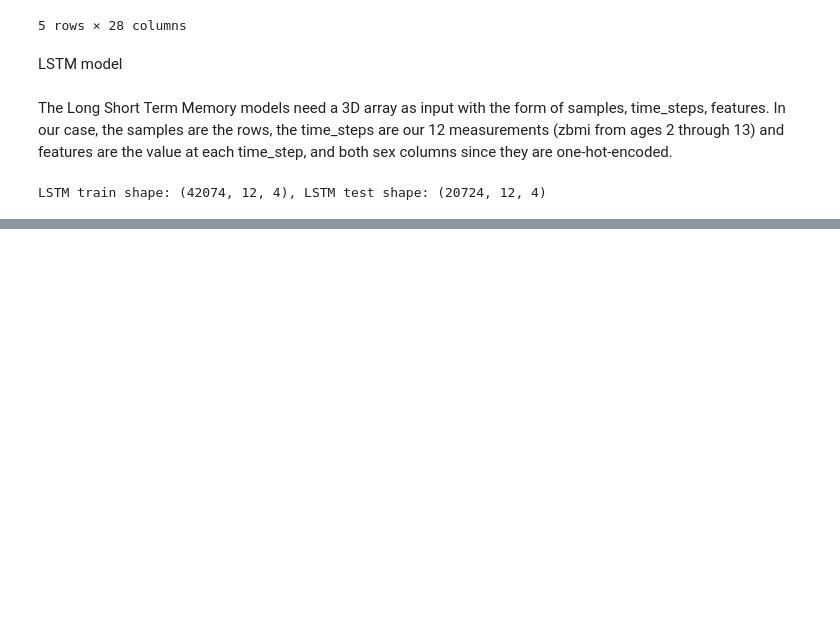
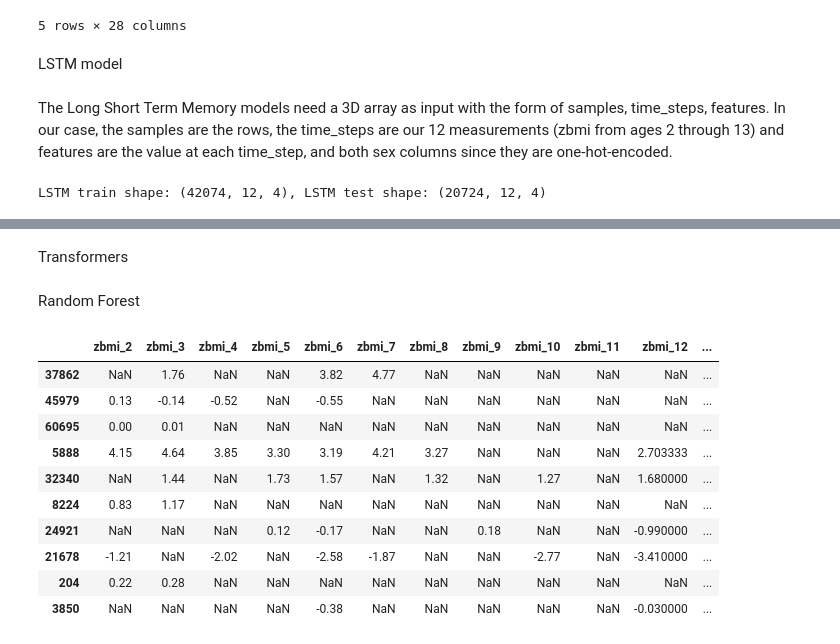
Before and after one commit to Marc-CC/Teen-Obesity-predictor-App, a Jupyter notebook: ML_models_tfm.ipynb, the cells around one changed output, grey strips where cells are left out. Cells and saved outputs as stored; diff of their text form; code cells hidden in the pictures; blank space fills up the shorter version.

```diff
--- a/ML_models_tfm.ipynb
+++ b/ML_models_tfm.ipynb
@@ -443,0 +560,23 @@ plt.show()
+# %% [markdown]
+Transformers
+# %% [markdown]
+Random Forest
+# %%
+# Optimize dataset for RF model
+cols_for_RF = [*["zbmi_" + str(i) for i in range(2, 14, 1)], "sex_Female", "sex_Male", "stratify"]
+RF_xtrain = xtrain[cols_for_RF].copy()
+RF_xtest = xtest[cols_for_RF].copy()
+# %%
+RF_xtest.head(10)
+# %% [output]
+|  | zbmi_2 | zbmi_3 | zbmi_4 | zbmi_5 | zbmi_6 | zbmi_7 | zbmi_8 | zbmi_9 | zbmi_10 | zbmi_11 | zbmi_12 | ... |
+| 37862 | NaN | 1.76 | NaN | NaN | 3.82 | 4.77 | NaN | NaN | NaN | NaN | NaN | ... |
+| 45979 | 0.13 | -0.14 | -0.52 | NaN | -0.55 | NaN | NaN | NaN | NaN | NaN | NaN | ... |
+| 60695 | 0.00 | 0.01 | NaN | NaN | NaN | NaN | NaN | NaN | NaN | NaN | NaN | ... |
+| 5888 | 4.15 | 4.64 | 3.85 | 3.30 | 3.19 | 4.21 | 3.27 | NaN | NaN | NaN | 2.703333 | ... |
+| 32340 | NaN | 1.44 | NaN | 1.73 | 1.57 | NaN | 1.32 | NaN | 1.27 | NaN | 1.680000 | ... |
+| 8224 | 0.83 | 1.17 | NaN | NaN | NaN | NaN | NaN | NaN | NaN | NaN | NaN | ... |
+| 24921 | NaN | NaN | NaN | 0.12 | -0.17 | NaN | NaN | 0.18 | NaN | NaN | -0.990000 | ... |
+| 21678 | -1.21 | NaN | -2.02 | NaN | -2.58 | -1.87 | NaN | NaN | -2.77 | NaN | -3.410000 | ... |
+| 204 | 0.22 | 0.28 | NaN | NaN | NaN | NaN | NaN | NaN | NaN | NaN | NaN | ... |
+| 3850 | NaN | NaN | NaN | NaN | -0.38 | NaN | NaN | NaN | NaN | NaN | -0.030000 | ... |
```
Also changed, not shown: parts of 36 cells of this notebook.
